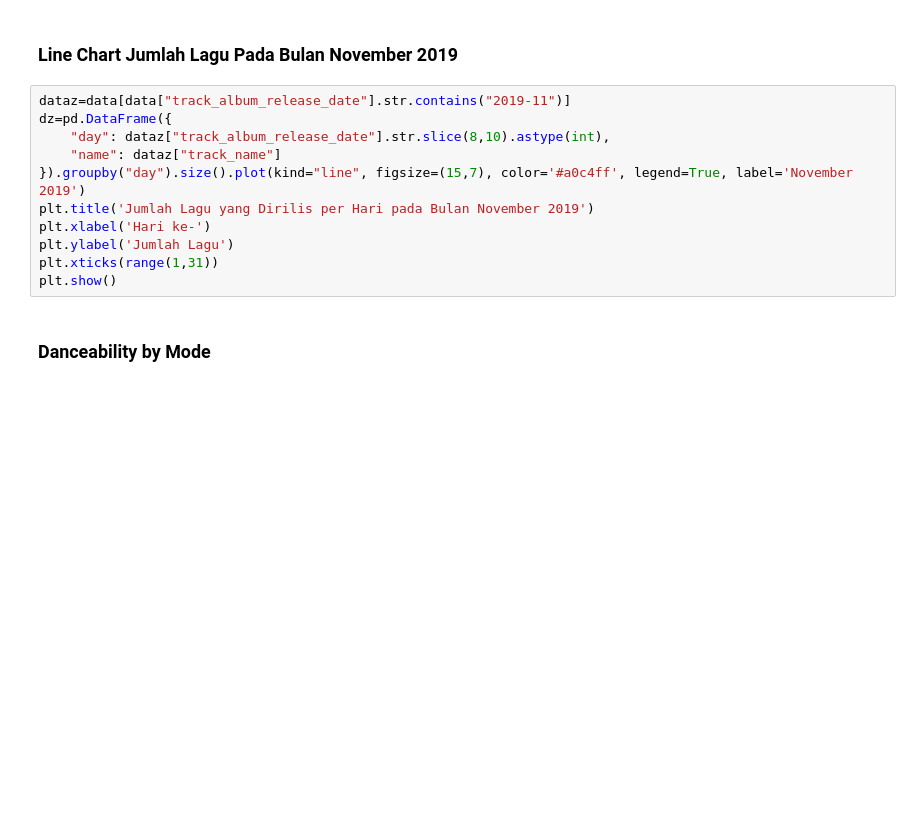
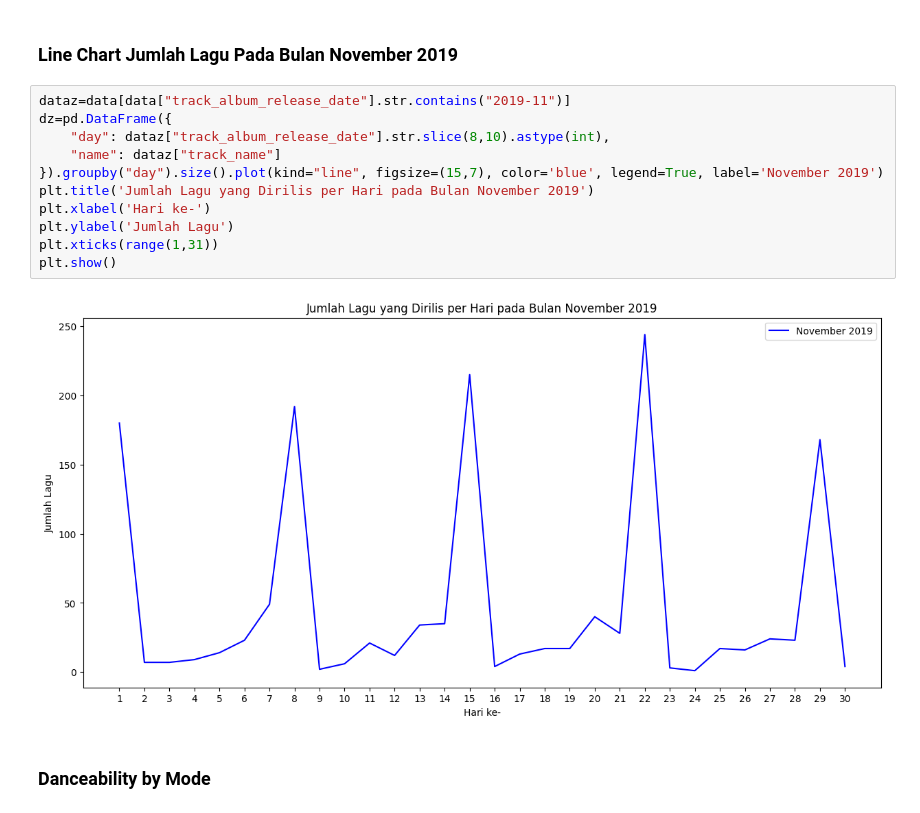
Before and after one commit to susTuna/Analisis-dan-Visualisasi-Data-Lagu-Spotify, a Jupyter notebook: Visualisasi dan Korelasi.ipynb, the cells around one changed output. Saved outputs shown, nothing was run; the diff lists cells and outputs as text; blank space fills up the shorter version.

```diff
--- a/Tubes.ipynb
+++ b/Visualisasi dan Korelasi.ipynb
@@ -80,14 +61,16 @@ SyntaxError: invalid syntax (2702650591.py, line 6)
 # %%
 dataz=data[data["track_album_release_date"].str.contains("2019-11")]
 dz=pd.DataFrame({
     "day": dataz["track_album_release_date"].str.slice(8,10).astype(int),
     "name": dataz["track_name"]
-}).groupby("day").size().plot(kind="line", figsize=(15,7), color='#a0c4ff', legend=True, label='November 2019')
+}).groupby("day").size().plot(kind="line", figsize=(15,7), color='blue', legend=True, label='November 2019')
 plt.title('Jumlah Lagu yang Dirilis per Hari pada Bulan November 2019')
 plt.xlabel('Hari ke-')
 plt.ylabel('Jumlah Lagu')
 plt.xticks(range(1,31))
 plt.show()
+# %% [output]
+[figure, added]
 # %% [markdown]
 ### **Danceability by Mode**
 # %%
```
Also changed, not shown: parts of 4 cells of this notebook.
